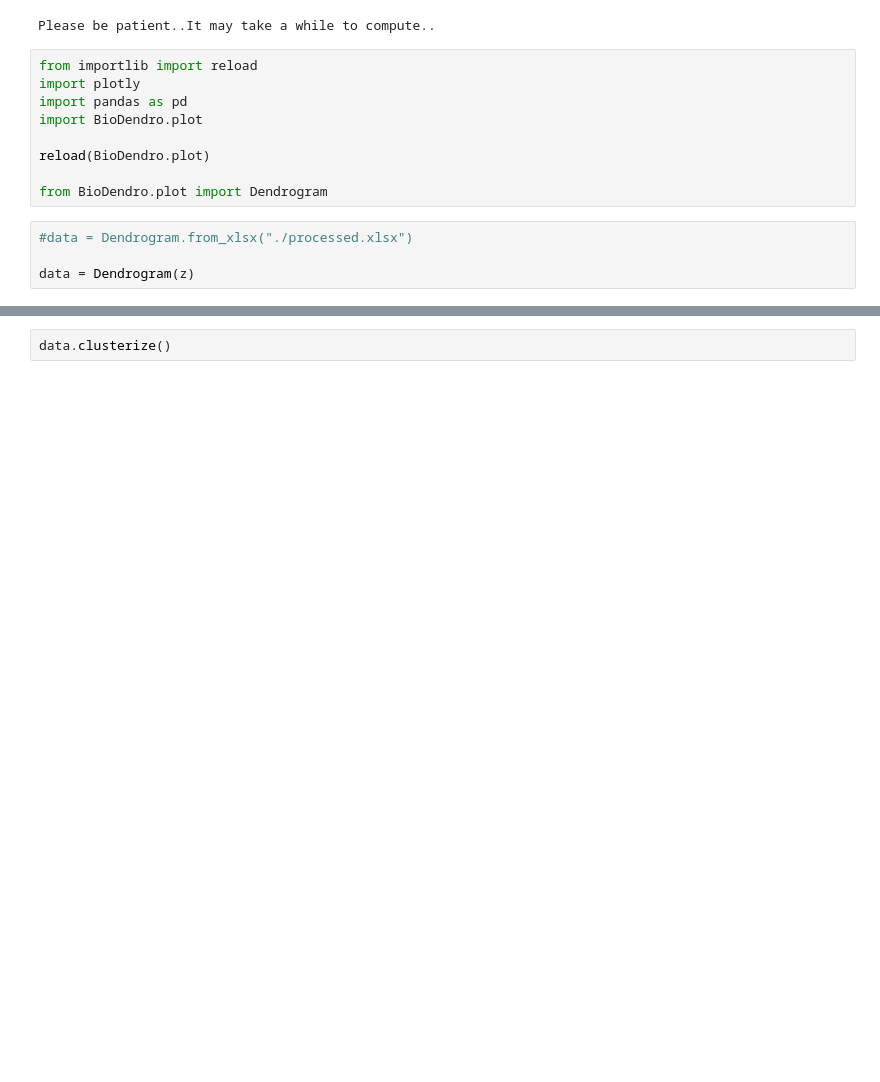
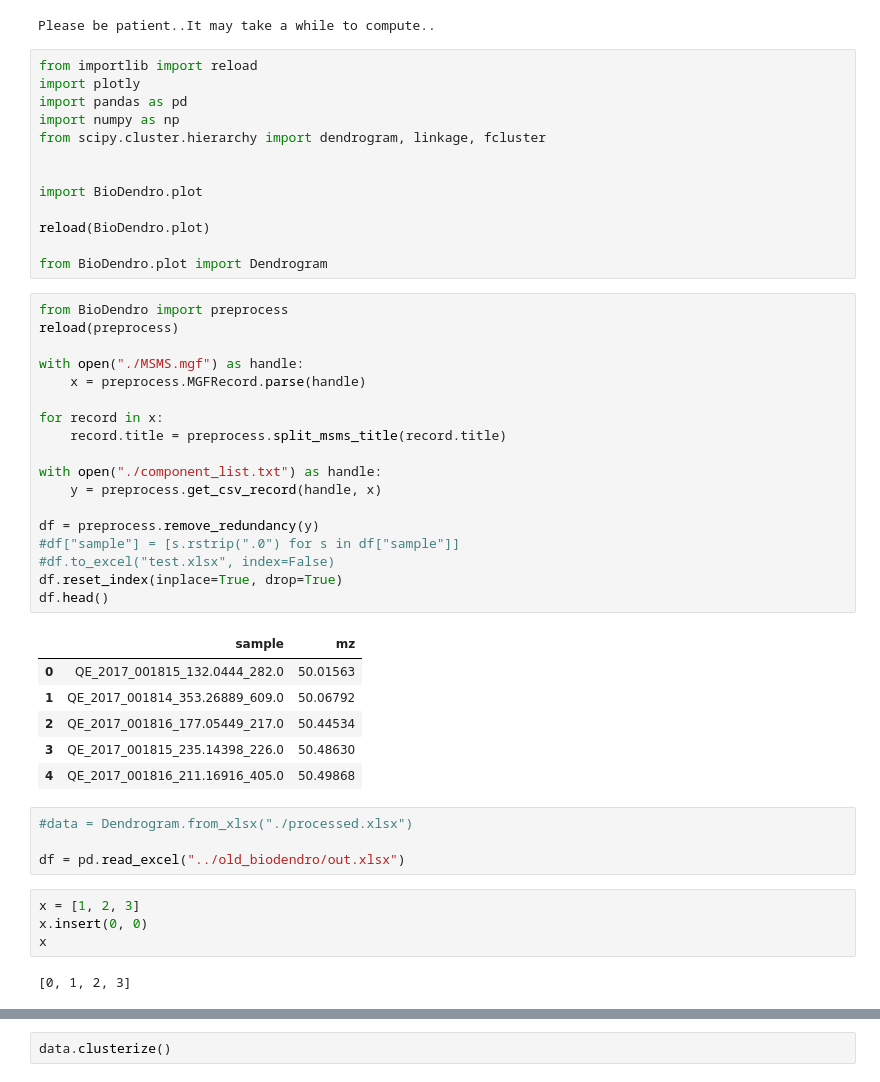
Before and after one commit to ccdmb/BioDendro, a Jupyter notebook: example.ipynb, the cells around one changed output, grey strips where cells are left out. Drawn from its saved outputs; the diff is of its cells as text; blank space fills up the shorter version.

```diff
--- a/example.ipynb
+++ b/example.ipynb
@@ -28,12 +28,47 @@ Please be patient..It may take a while to compute..
 from importlib import reload
 import plotly
 import pandas as pd
+import numpy as np
+from scipy.cluster.hierarchy import dendrogram, linkage, fcluster
+
+
 import BioDendro.plot
 
 reload(BioDendro.plot)
 
 from BioDendro.plot import Dendrogram
+# %%
+from BioDendro import preprocess
+reload(preprocess)
+
+with open("./MSMS.mgf") as handle:
+    x = preprocess.MGFRecord.parse(handle)
+
+for record in x:
+    record.title = preprocess.split_msms_title(record.title)
+
+with open("./component_list.txt") as handle:
+    y = preprocess.get_csv_record(handle, x)
+
+df = preprocess.remove_redundancy(y)
+#df["sample"] = [s.rstrip(".0") for s in df["sample"]]
+#df.to_excel("test.xlsx", index=False)
+df.reset_index(inplace=True, drop=True)
+df.head()
+# %% [output]
+|  | sample | mz |
+| 0 | QE_2017_001815_132.0444_282.0 | 50.01563 |
+| 1 | QE_2017_001814_353.26889_609.0 | 50.06792 |
+| 2 | QE_2017_001816_177.05449_217.0 | 50.44534 |
+| 3 | QE_2017_001815_235.14398_226.0 | 50.48630 |
+| 4 | QE_2017_001816_211.16916_405.0 | 50.49868 |
 # %%
 #data = Dendrogram.from_xlsx("./processed.xlsx")
 
-data = Dendrogram(z)
+df = pd.read_excel("../old_biodendro/out.xlsx")
+# %%
+x = [1, 2, 3]
+x.insert(0, 0)
+x
+# %% [output]
+[0, 1, 2, 3]
```
Also changed, not shown: parts of 39 cells of this notebook, 6 other files.
